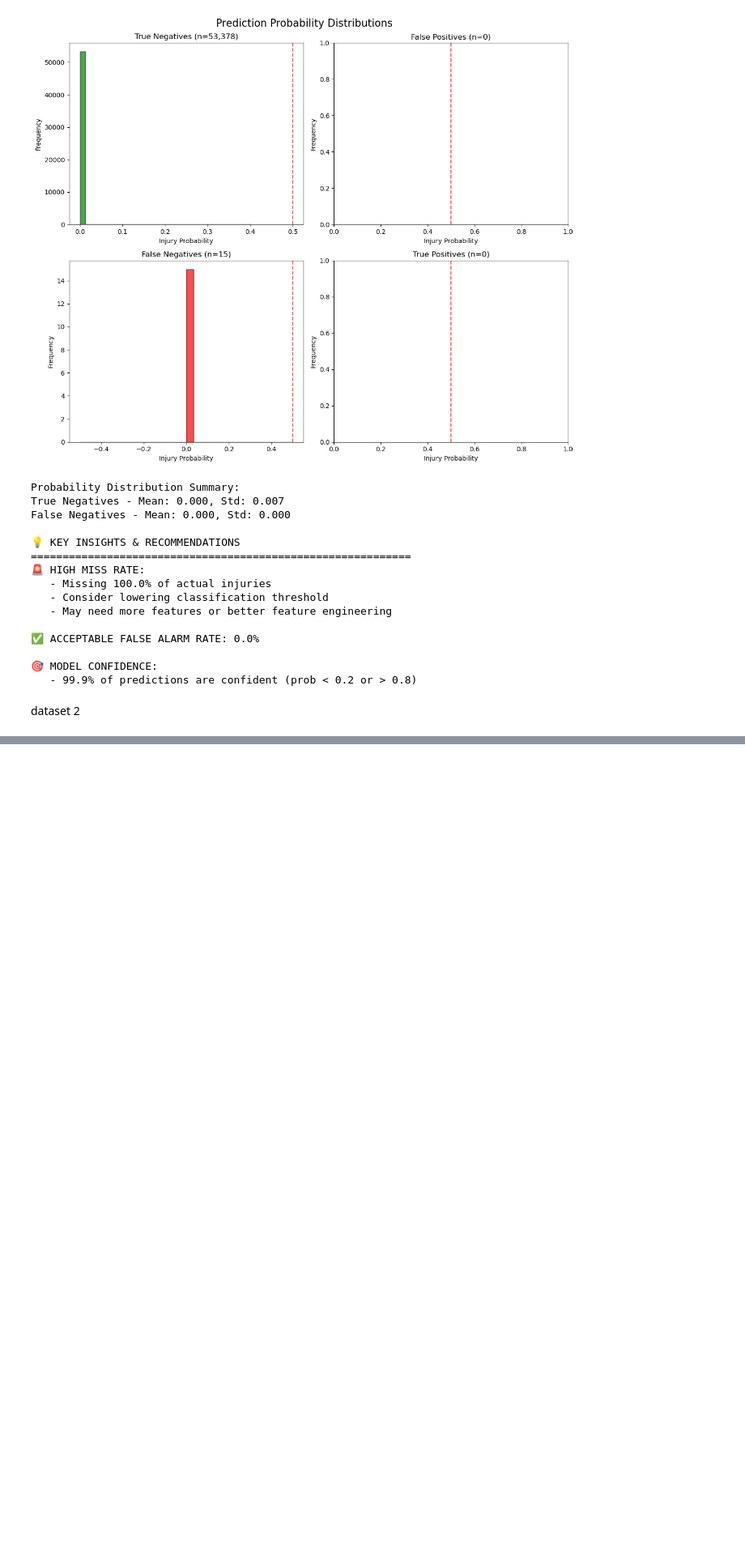
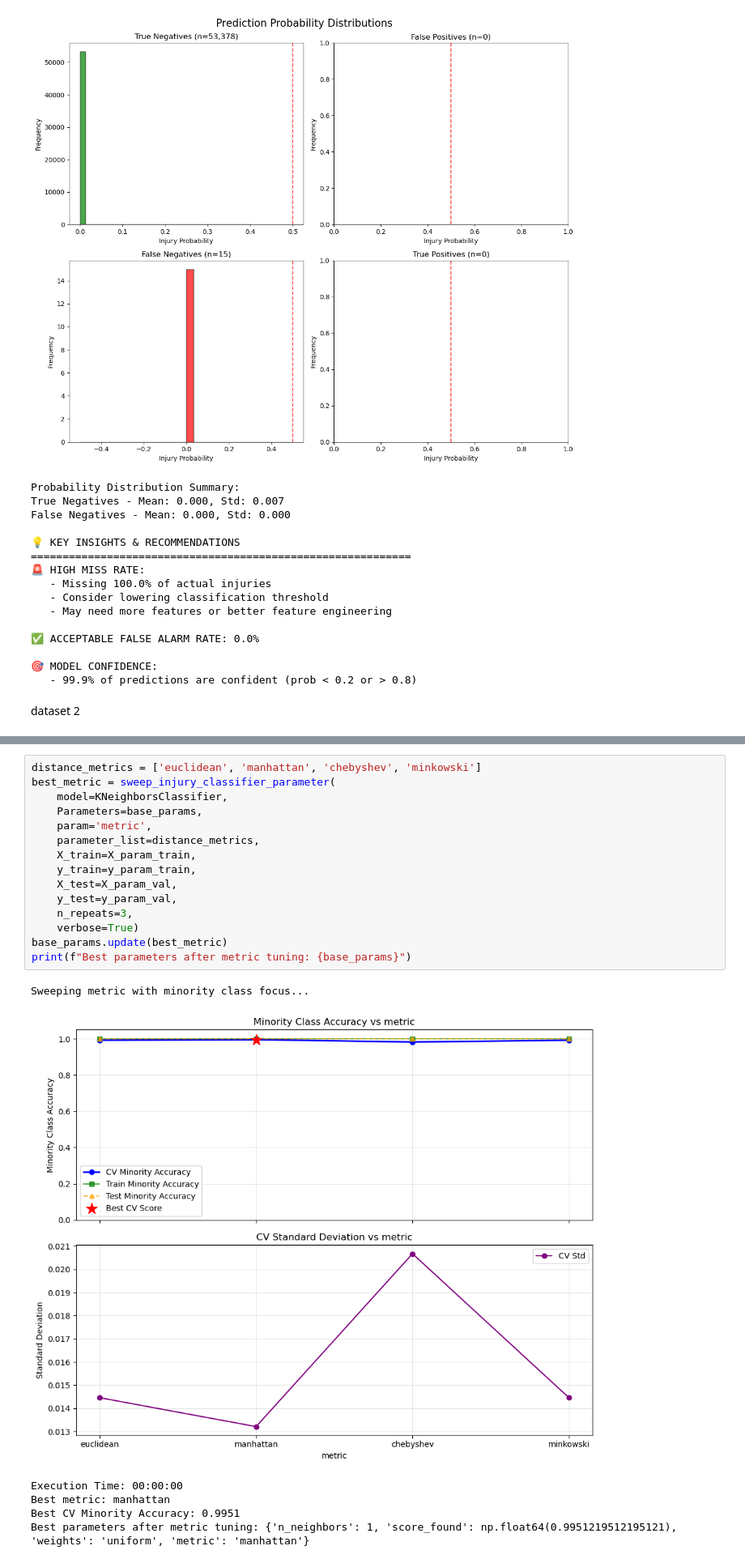
Before and after one commit to shmorhunmsds/summer_milestone_2, a Jupyter notebook: summer_milestone2_week8.ipynb, the cells around one changed output, grey strips where cells are left out. Shown: that part at 81% size. Cells and saved outputs as stored; diff of their text form; blank space fills up the shorter version.

```diff
--- a/summer_milestone2_week8.ipynb
+++ b/summer_milestone2_week8.ipynb
@@ -1151,0 +1117,22 @@ ValueError: Found input variables with inconsistent numbers of samples: [29315,
+# %%
+distance_metrics = ['euclidean', 'manhattan', 'chebyshev', 'minkowski']
+best_metric = sweep_injury_classifier_parameter(
+    model=KNeighborsClassifier,
+    Parameters=base_params,
+    param='metric',
+    parameter_list=distance_metrics,
+    X_train=X_param_train,
+    y_train=y_param_train,
+    X_test=X_param_val,
+    y_test=y_param_val,
+    n_repeats=3,
+    verbose=True)
+base_params.update(best_metric)
+print(f"Best parameters after metric tuning: {base_params}")
+# %% [output]
+Sweeping metric with minority class focus...
+[figure, added]
+Execution Time: 00:00:00
+Best metric: manhattan
+Best CV Minority Accuracy: 0.9951
+Best parameters after metric tuning: {'n_neighbors': 1, 'score_found': np.float64(0.9951219512195121), 'weights': 'uniform', 'metric': 'manhattan'}
```
Also changed, not shown: parts of 21 cells of this notebook.
